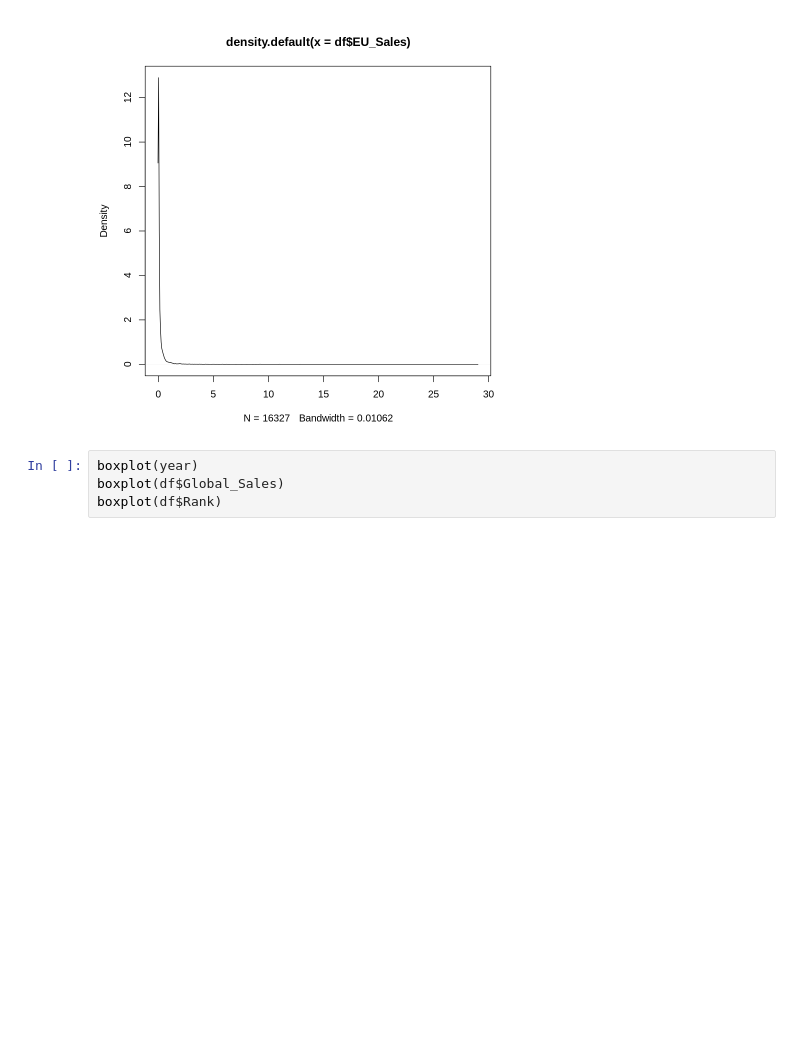
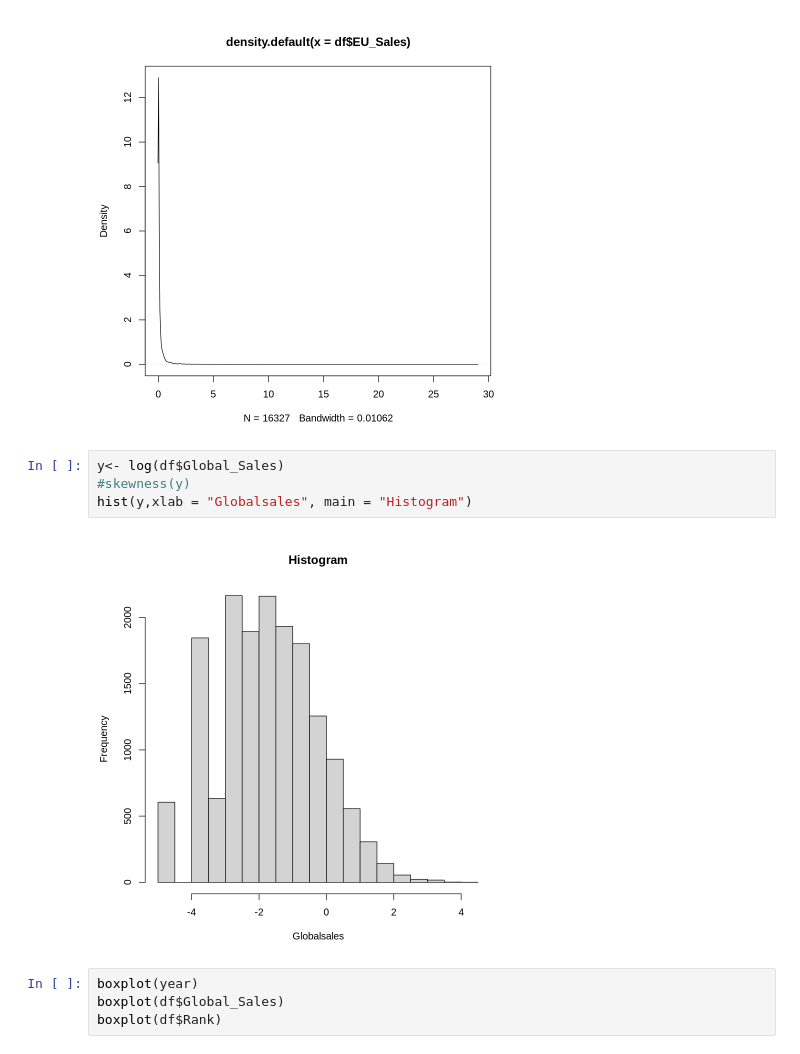
Before and after one commit to apollosoldier/Courses, a Jupyter notebook: td1_estimation.ipynb, the cells around one changed output. Cells and saved outputs as stored; diff of their text form; blank space fills up the shorter version.

```diff
--- a/td1_estimation.ipynb
+++ b/td1_estimation.ipynb
@@ -234,6 +234,12 @@ year <- factor(year)
 plot(density(df$EU_Sales))
 # %% [output]
 [figure]
+# %%
+y<- log(df$Global_Sales)
+#skewness(y)
+hist(y,xlab = "Globalsales", main = "Histogram")
+# %% [output]
+[figure, added]
 # %%
 boxplot(year)
 boxplot(df$Global_Sales)
```
Also changed, not shown: parts of 4 cells of this notebook.
